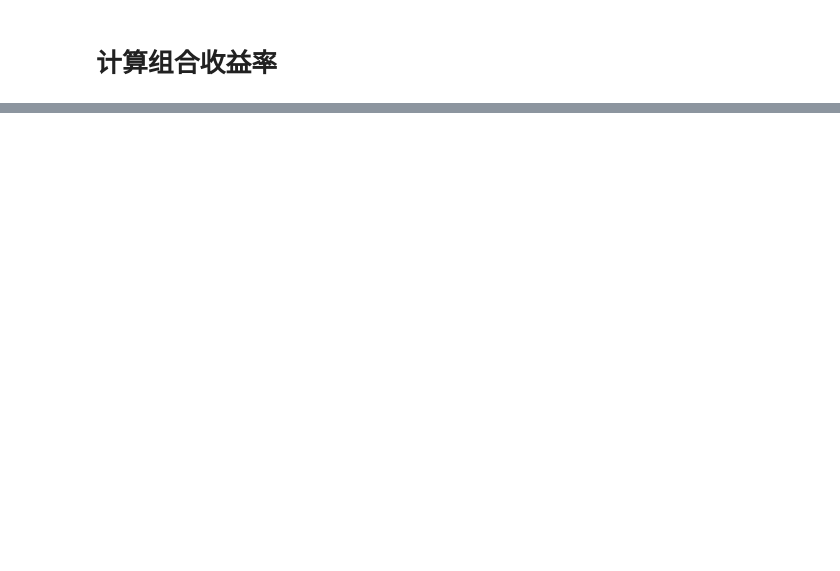
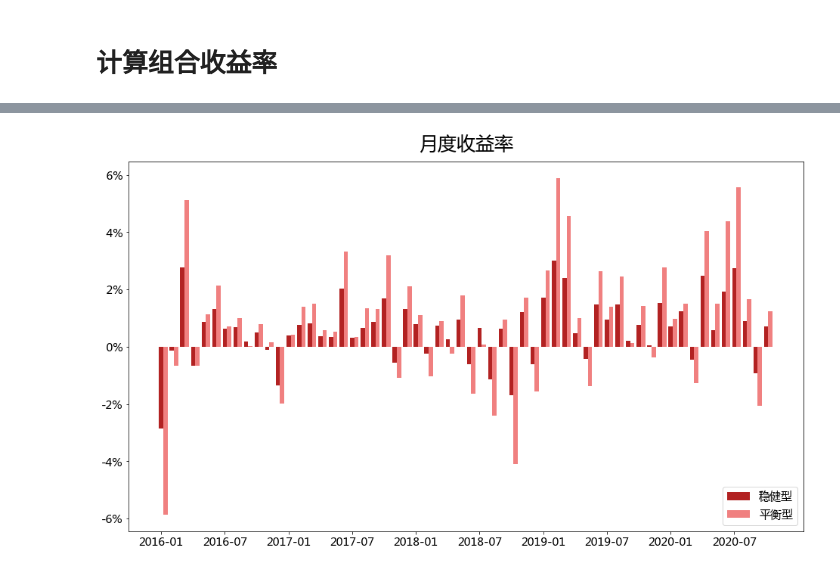
Before and after one commit to yf1291/zjsxzy_in_js, a Jupyter notebook: Research/资产配置研究/notebook/资产配置组合回测.ipynb, the cells around one changed output, grey strips where cells are left out. Saved outputs shown, nothing was run; the diff lists cells and outputs as text; code cells hidden in the pictures; blank space fills up the shorter version.

```diff
--- a/Research/资产配置研究/notebook/资产配置组合回测.ipynb
+++ b/Research/资产配置研究/notebook/资产配置组合回测.ipynb
@@ -94,0 +119,2 @@ _ = ax.set_title('资产配置组合净值', fontsize=25, y=1.02)
+# %%
+pf_ret_28.index = pd.to_datetime(pf_ret_28.index)
@@ -108,0 +169,7 @@ metric(pf_ret_55)
+# %%
+pf_ret_28.index = pd.to_datetime(pf_ret_28.index)
+pf_ret_46.index = pd.to_datetime(pf_ret_46.index)
+# %%
+mret_df = pd.DataFrame()
+mret_df['28'] = pf_ret_28.resample('M').apply(lambda x: empyrical.cum_returns_final(x))
+mret_df['46'] = pf_ret_46.resample('M').apply(lambda x: empyrical.cum_returns_final(x))
@@ -108,0 +184,21 @@ metric(pf_ret_55)
+# %%
+fig, ax = plt.subplots(figsize=(16, 9))
+
+x = np.arange(mret_df.shape[0])
+
+ax.bar(x, mret_df['28'], width=0.4, align='center', label='稳健型', color='firebrick')
+ax.bar(x + 0.4, mret_df['46'], width=0.4, align='center', label='平衡型', color='lightcoral')
+
+sx = range(0, mret_df.shape[0], 6)
+ax.set_xticks(sx)
+ax.set_xticklabels([e.strftime('%Y-%m') for e in mret_df.index[sx]])
+
+ax.legend(fontsize=15)
+ax.xaxis.set_tick_params(labelsize=15)
+ax.yaxis.set_tick_params(labelsize=15)
+vals = ax.get_yticks()
+ax.set_yticklabels(['{:2.0f}%'.format(x*100) for x in vals])
+
+_ = ax.set_title(u'月度收益率', fontsize=25, y=1.02)
+# %% [output]
+[figure, added]
```
Also changed, not shown: parts of 28 cells of this notebook, 25 other files.
